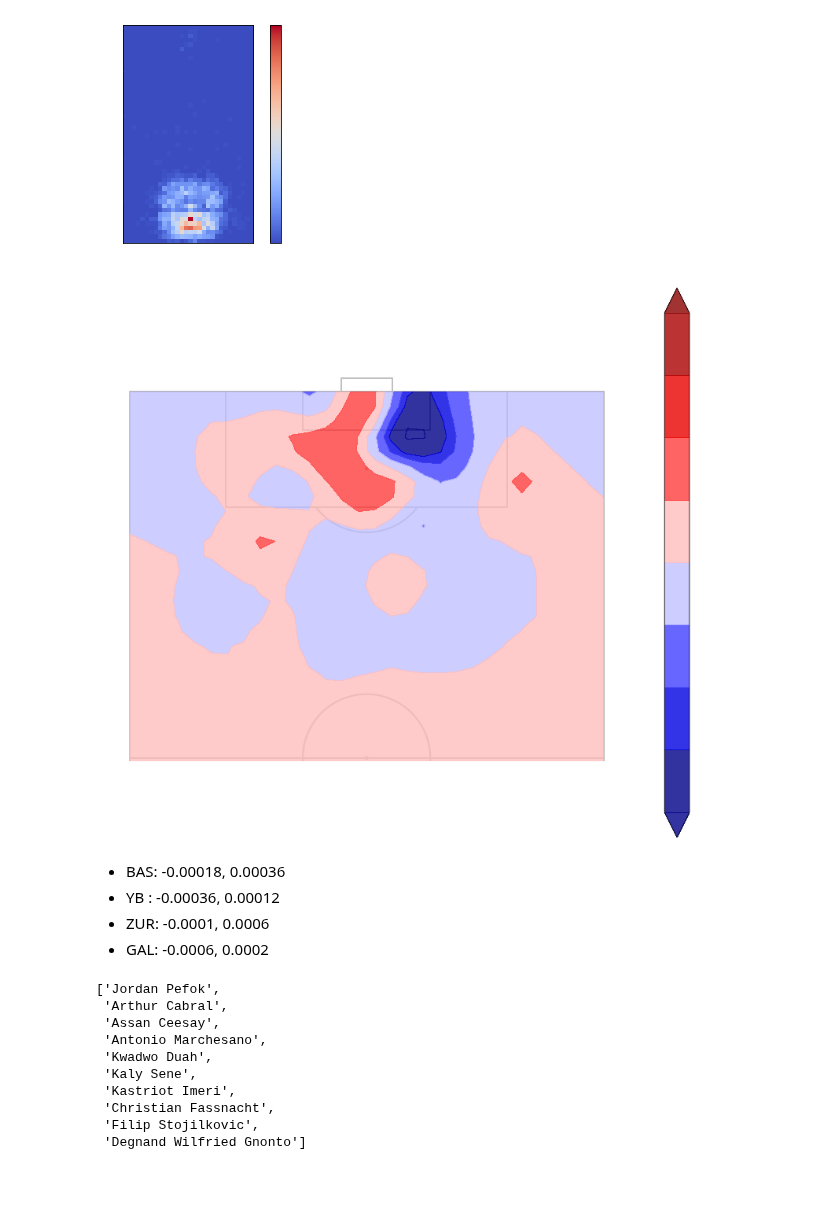
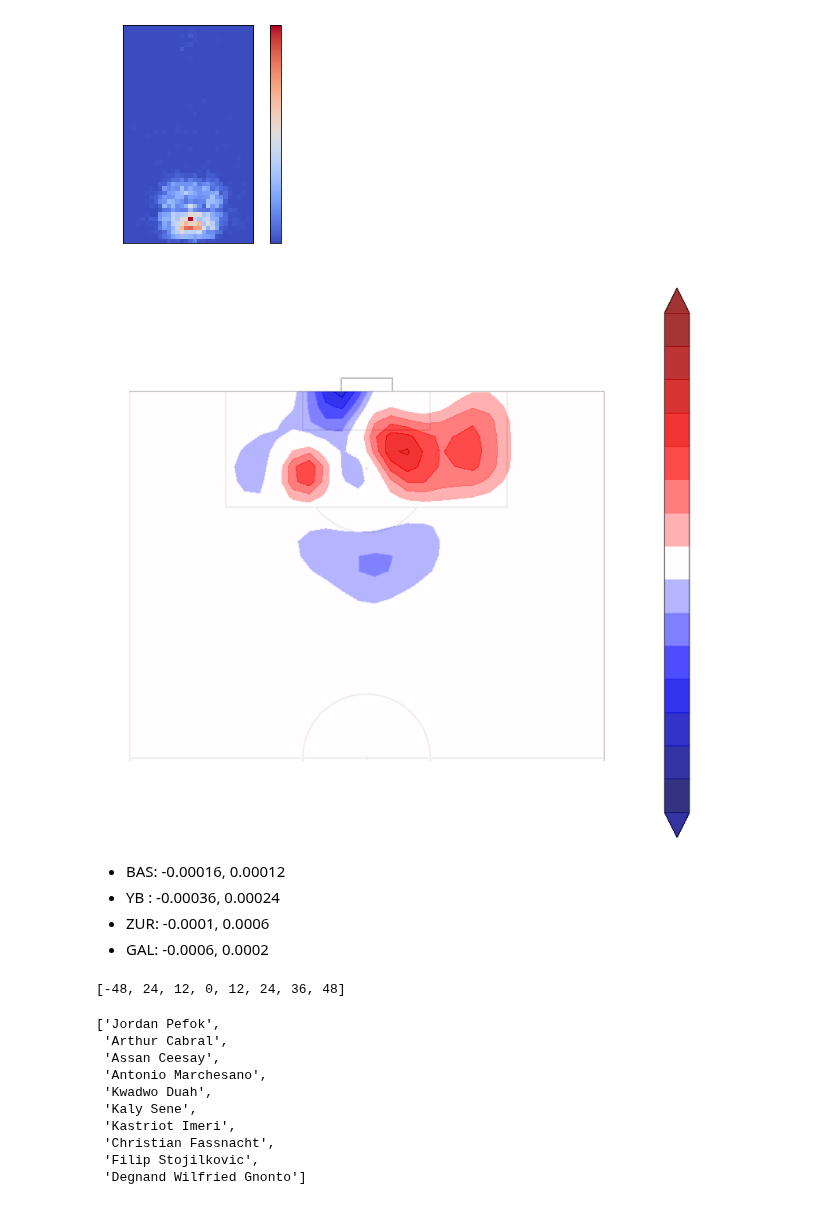
Before and after one commit to TK5-Tim/ds-projects, a Jupyter notebook: rsl/shotmaps.ipynb, the cells around one changed output. Drawn from its saved outputs; the diff is of its cells as text; code cells hidden in the pictures.

```diff
--- a/rsl/shotmaps.ipynb
+++ b/rsl/shotmaps.ipynb
@@ -390,11 +395,9 @@ array(['YB', 'LUZ', 'GAL', 'LAU', 'LUG', 'ZUR', 'GRA', 'BAS', 'SER',
 xdim, ydim = 50, 30
 league_shot_surface = np.zeros((xdim, ydim), dtype=np.float)
 team_shot_surface = np.zeros((xdim, ydim), dtype=np.float)
-
-league_shot_points= np.array([df_shots.loc[df_shots['situation']!='Penalty', 'x_coord'], df_shots.loc[df_shots['situation']!='Penalty','y_coord']]).T
-team = 'YB'
-team_shot_points = np.array([df_shots.loc[(df_shots['situation']!='Penalty') & (df_shots['team_short'] ==team),'x_coord'], df_shots.loc[(df_shots['situation']!='Penalty') & (df_shots['team_short'] ==team),'y_coord']]).T
-
+team = 'LUG'
+team_shot_points = np.array([df_shots.loc[(df_shots['situation']!='FreeKick') & (df_shots['situation']!='SetPiece') &(df_shots['situation']!='Penalty')& (df_shots['team_short'] ==team),'x_coord'], df_shots.loc[(df_shots['situation']!='FreeKick') & (df_shots['situation']!='SetPiece') &(df_shots['situation']!='Penalty')& (df_shots['team_short'] ==team),'y_coord'],df_shots.loc[(df_shots['situation']!='FreeKick') & (df_shots['situation']!='SetPiece') &(df_shots['situation']!='Penalty')& (df_shots['team_short'] ==team),'expected_goals']]).T
+league_shot_points = np.array([df_shots.loc[(df_shots['situation']!='FreeKick') & (df_shots['situation']!='SetPiece') &(df_shots['situation']!='Penalty'),'x_coord'], df_shots.loc[(df_shots['situation']!='FreeKick') & (df_shots['situation']!='SetPiece') &(df_shots['situation']!='Penalty'),'y_coord'],df_shots.loc[(df_shots['situation']!='FreeKick') & (df_shots['situation']!='SetPiece') &(df_shots['situation']!='Penalty'),'expected_goals']]).T
 x_bins = np.linspace(0,105, xdim)
 y_bins = np.linspace(0,68, ydim)
 # %%
@@ -472,26 +484,30 @@ plt.show()
 # %%
 pitch = VerticalPitch('uefa',pad_bottom=0.5, half=True, goal_type='box', goal_alpha=0.8)
 fig, ax = pitch.draw(figsize=(12,10))
 z = diff_team_fin_surface
-levels=[-0.00036,-0.00024,-0.00018,-0.00009,0,0.00009,0.00018,0.00024,0.00036]
-sm = ax.contourf(y_bins,x_bins, z, zorder=2, levels=levels, alpha=0.8, cmap='seismic', extend='both')
-sm.cmap.set_under('darkblue')
-sm.cmap.set_over('darkred')
+levels=[-0.00048,-0.00042,-0.00036,-0.00030,-0.00024,-0.00018,-0.00012,-0.00006,0.00006,0.00012,0.00018,0.00024,0.00030,0.00036,0.00042,0.00048]
+smf = ax.contourf(y_bins,x_bins, z, zorder=2, levels=levels, alpha=0.8, cmap='seismic', extend='both')
+smf.cmap.set_under('darkblue')
+smf.cmap.set_over('darkred')
 ax.set_aspect(1)
 ax.axis('off')
-cbar = fig.colorbar(sm)
+cbar = fig.colorbar(smf)
 
 plt.show()
 
 
 fig.savefig('figs/{}-finishing-shotmap.jpg'.format(team.lower()),bbox_inches='tight')
 # %% [output]
-[figure, old version]
+[figure, new version]
 # %% [markdown]
-- BAS: -0.00018, 0.00036
-- YB : -0.00036, 0.00012
+- BAS: -0.00016, 0.00012
+- YB : -0.00036, 0.00024
 - ZUR: -0.0001, 0.0006
 - GAL: -0.0006, 0.0002
+# %%
+[-48,24,12,0,12,24,36,48]
+# %% [output]
+[-48, 24, 12, 0, 12, 24, 36, 48]
 # %%
 df_shots.loc[df_shots['event_type']=='Goal','player_name'].value_counts().head(10).index.tolist()
 # %% [output]
```
Also changed, not shown: parts of 5 cells of this notebook, 14 other files.
